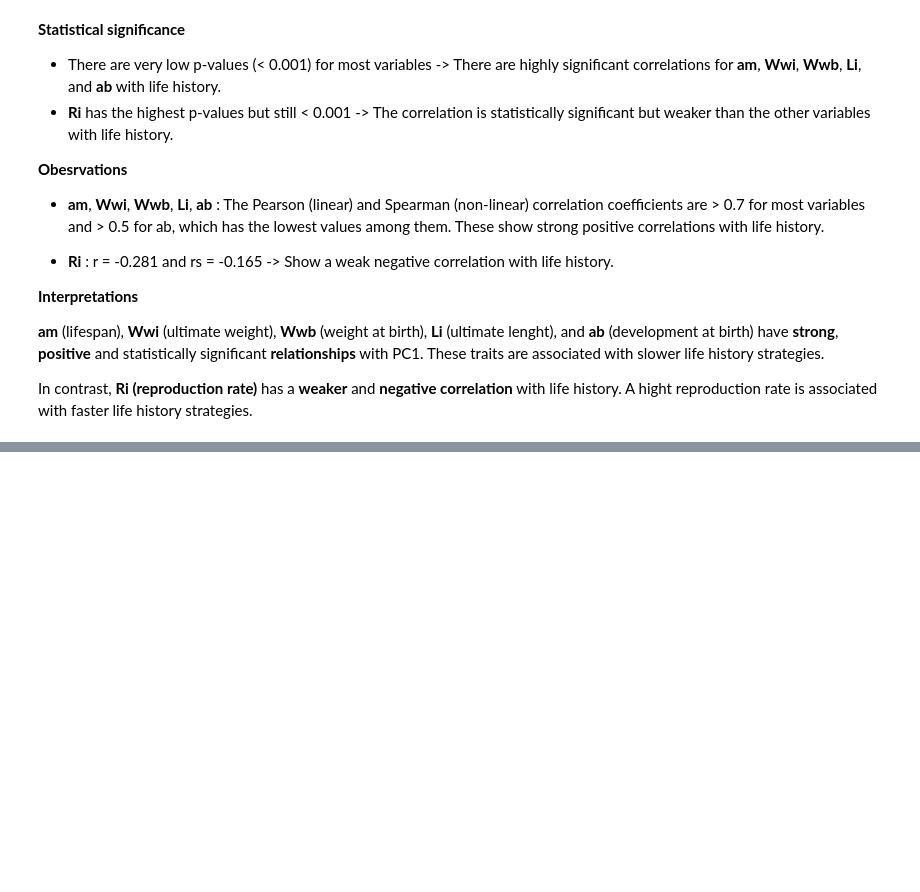
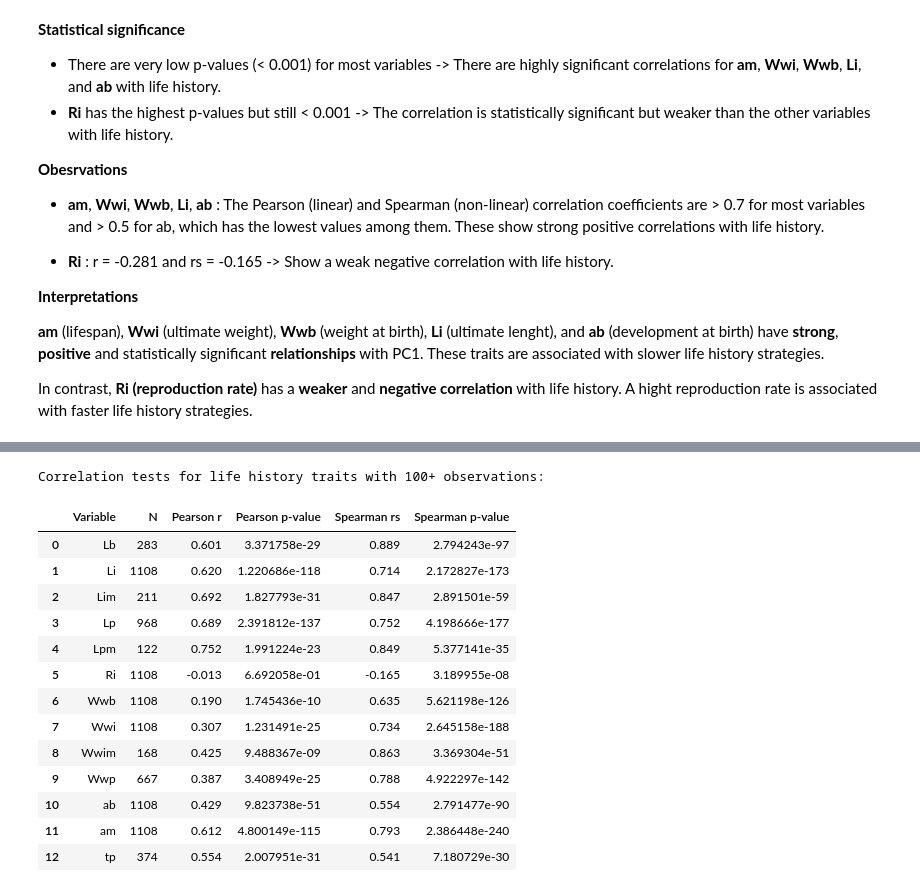
Before and after one commit to lululrm/Kermit-internship, a Jupyter notebook: notebooks/lh_correlations_tests.ipynb, the cells around one changed output, grey strips where cells are left out. Drawn from its saved outputs; the diff is of its cells as text; code cells hidden in the pictures; blank space fills up the shorter version.

Commit message:
add correlations test for new life history traits

```diff
--- a/notebooks/lh_correlations_tests.ipynb
+++ b/notebooks/lh_correlations_tests.ipynb
@@ -233,0 +259,14 @@ In contrast, **Ri (reproduction rate)** has a **weaker** and **negative correlat
+# %%
+# Reshape dataset
+df_wide = df_all_traits.pivot_table(
+    index='Species',
+    columns='Data',
+    values='Observed',
+    aggfunc='first'
+).reset_index()
+
+df_all_merged = pd.merge(df_wide, df_pca[['Species', 'PC1']], on='Species')
+
+all_variables = df_all_merged.columns.drop(["PC1", "Species"])
+
+print(df_all_merged.head())
@@ -233,0 +289,44 @@ In contrast, **Ri (reproduction rate)** has a **weaker** and **negative correlat
+# %%
+# Perform correlation tests for traits with 100+ non-null values
+results_all = []
+
+for var in all_variables:
+    # Count non-null values for this variable
+    non_null_count = df_all_merged[var].notna().sum()
+
+    # Only test variables with 100+ values
+    if non_null_count >= 100:
+        # Remove rows with missing values for this specific variable
+        temp_df = df_all_merged[['PC1', var]].dropna()
+
+        pearson_r, pearson_p = stats.pearsonr(temp_df['PC1'], temp_df[var])
+        spearman_r, spearman_p = stats.spearmanr(temp_df['PC1'], temp_df[var])
+
+        results_all.append({
+            "Variable": var,
+            "N": len(temp_df),
+            "Pearson r": round(pearson_r, 3),
+            "Pearson p-value": pearson_p,
+            "Spearman rs": round(spearman_r, 3),
+            "Spearman p-value": spearman_p,
+        })
+
+correlation_table_all = pd.DataFrame(results_all)
+print(f"Correlation tests for life history traits with 100+ observations:")
+display(correlation_table_all)
+# %% [output]
+Correlation tests for life history traits with 100+ observations:
+|  | Variable | N | Pearson r | Pearson p-value | Spearman rs | Spearman p-value |
+| 0 | Lb | 283 | 0.601 | 3.371758e-29 | 0.889 | 2.794243e-97 |
+| 1 | Li | 1108 | 0.620 | 1.220686e-118 | 0.714 | 2.172827e-173 |
+| 2 | Lim | 211 | 0.692 | 1.827793e-31 | 0.847 | 2.891501e-59 |
+| 3 | Lp | 968 | 0.689 | 2.391812e-137 | 0.752 | 4.198666e-177 |
+| 4 | Lpm | 122 | 0.752 | 1.991224e-23 | 0.849 | 5.377141e-35 |
+| 5 | Ri | 1108 | -0.013 | 6.692058e-01 | -0.165 | 3.189955e-08 |
+| 6 | Wwb | 1108 | 0.190 | 1.745436e-10 | 0.635 | 5.621198e-126 |
+| 7 | Wwi | 1108 | 0.307 | 1.231491e-25 | 0.734 | 2.645158e-188 |
+| 8 | Wwim | 168 | 0.425 | 9.488367e-09 | 0.863 | 3.369304e-51 |
+| 9 | Wwp | 667 | 0.387 | 3.408949e-25 | 0.788 | 4.922297e-142 |
+| 10 | ab | 1108 | 0.429 | 9.823738e-51 | 0.554 | 2.791477e-90 |
+| 11 | am | 1108 | 0.612 | 4.800149e-115 | 0.793 | 2.386448e-240 |
+| 12 | tp | 374 | 0.554 | 2.007951e-31 | 0.541 | 7.180729e-30 |
```
Also changed, not shown: parts of 6 cells of this notebook, 1 other file.
